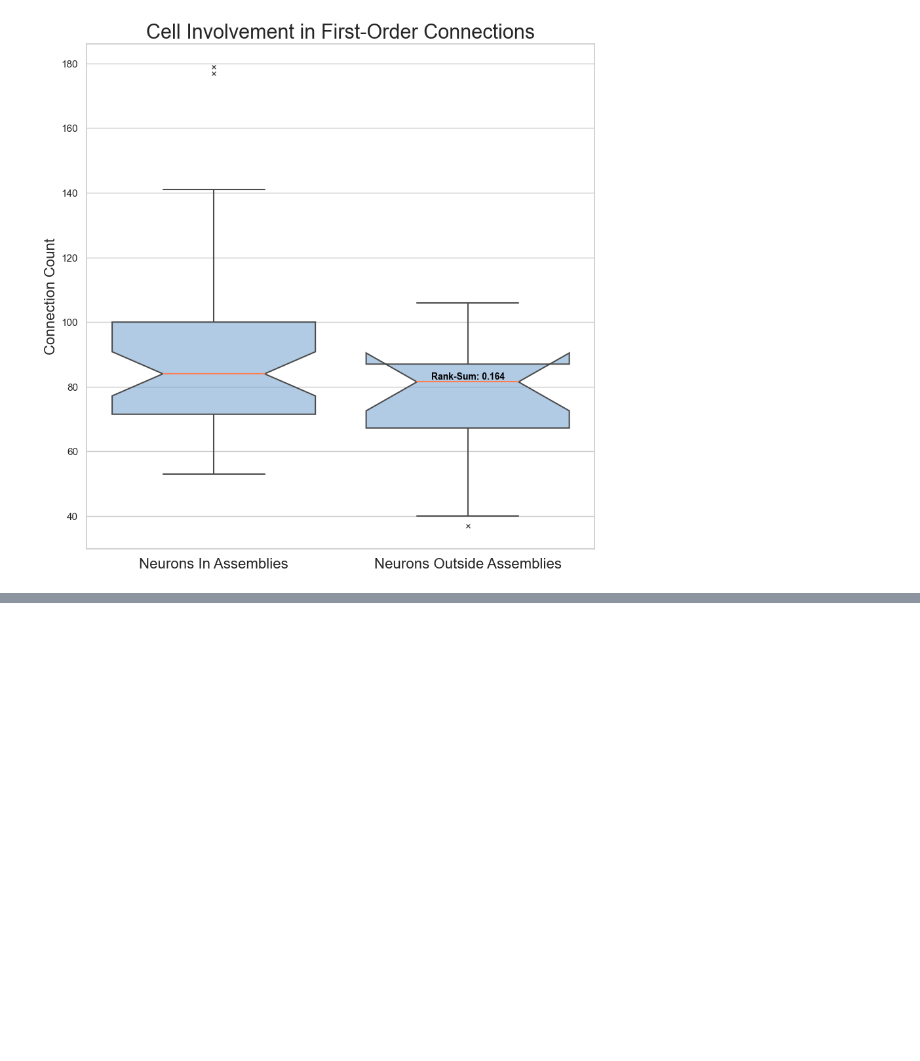
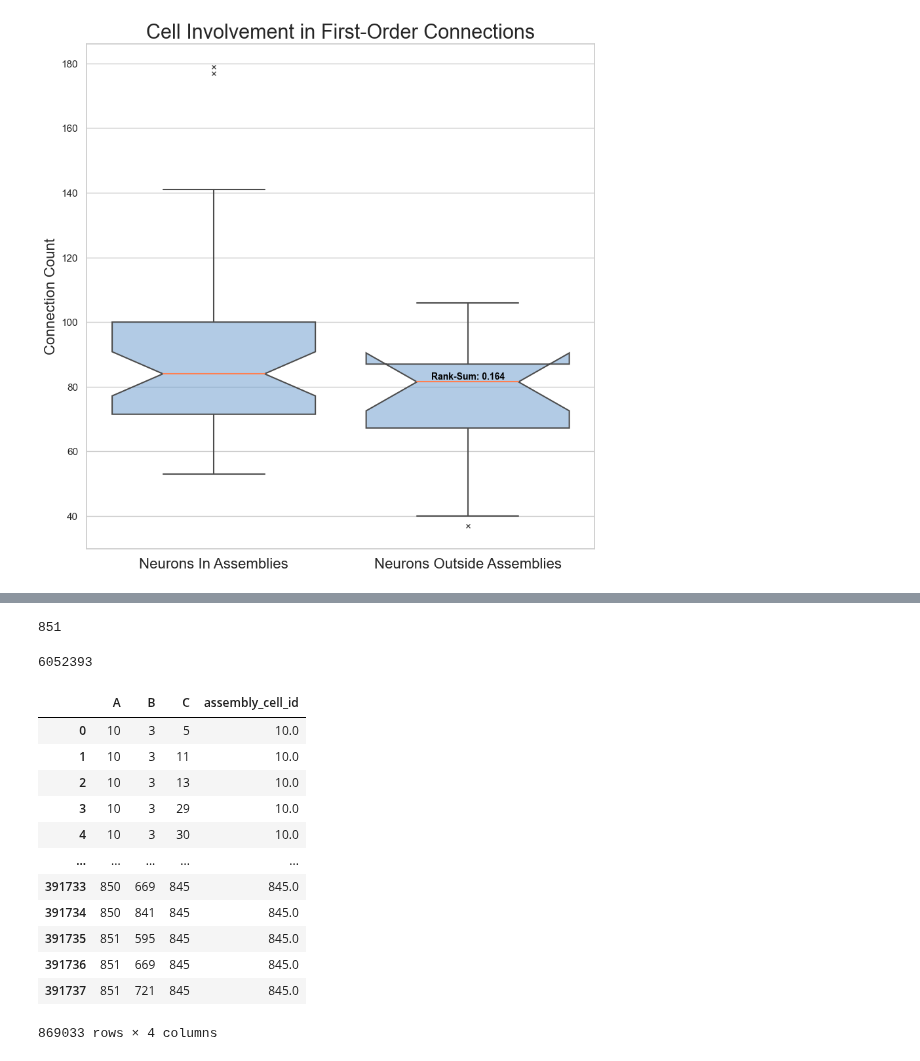
Before and after one commit to Jawagnercarena/Assembly_Organization, a Jupyter notebook: AssemblyPaperFigures/FigureCode/Figure5/Figure5.ipynb, the cells around one changed output, grey strips where cells are left out. Cells and saved outputs as stored; diff of their text form; code cells hidden in the pictures; blank space fills up the shorter version.

```diff
--- a/AssemblyPaperFigures/FigureCode/Figure5/Figure5.ipynb
+++ b/AssemblyPaperFigures/FigureCode/Figure5/Figure5.ipynb
@@ -1509,0 +399,67 @@ plt.show()
+# %%
+### Check that this is the most updated dot motif file
+three_chain_dot_motif_result = pd.read_pickle("./dot_motif_results/pyc_three_chain_results.pickle")
+
+max_idx = max([max(d.values()) for d in three_chain_dot_motif_result])
+max_idx
+# %% [output]
+851
+# %%
+def enumerate_chain_motifs(dot_motif_dict, A_by_coregistered, assemblies: bool):
+    # initialize dataframe
+    dot_motif_dict_df = pd.DataFrame(dot_motif_dict)
+
+    # initialize data frames for keeping track of chain motifs
+    chains_w_A = pd.DataFrame()
+    chains_w_B = pd.DataFrame()
+    chains_w_C = pd.DataFrame()
+
+    if assemblies:
+        connectome_ids = {id for assignment in A_by_coregistered if assignment != 'No A' for id in A_by_coregistered[assignment]}
+        connectome_ids = np.sort(list(connectome_ids))
+    else:
+        connectome_ids = A_by_coregistered['No A']
+
+    for connectome_id in connectome_ids:
+        # we check if the first or third position is an connectome_id assigned to an assembly
+        mask = dot_motif_dict_df['A'] == connectome_id
+        A = dot_motif_dict_df[mask]
+        chains_w_A = pd.concat([chains_w_A, A], ignore_index=True)
+
+        mask = dot_motif_dict_df['B'] == connectome_id
+        B = dot_motif_dict_df[mask]
+        chains_w_B = pd.concat([chains_w_B, B], ignore_index=True)
+
+        mask = dot_motif_dict_df['C'] == connectome_id
+        C = dot_motif_dict_df[mask]
+        chains_w_C = pd.concat([chains_w_C, C], ignore_index=True)
+
+    # keep track of assigned cell ids
+    chains_w_A['assembly_cell_id'] = chains_w_A['A']
+    # chains_w_B['assembly_cell_id'] = chains_w_B['B']
+    chains_w_C['assembly_cell_id'] = chains_w_C['C']
+
+    # combine all information to one data frame
+    all_motifs = pd.DataFrame(pd.concat([chains_w_A,chains_w_B,chains_w_C]))
+    return all_motifs
+# %%
+len(three_chain_dot_motif_result)
+# %% [output]
+6052393
+# %%
+assembly_motifs = enumerate_chain_motifs(three_chain_dot_motif_result, assemblies_by_coregistered, assemblies = True)
+assembly_motifs
+# %% [output]
+|  | A | B | C | assembly_cell_id |
+| 0 | 10 | 3 | 5 | 10.0 |
+| 1 | 10 | 3 | 11 | 10.0 |
+| 2 | 10 | 3 | 13 | 10.0 |
+| 3 | 10 | 3 | 29 | 10.0 |
+| 4 | 10 | 3 | 30 | 10.0 |
+| ... | ... | ... | ... | ... |
+| 391733 | 850 | 669 | 845 | 845.0 |
+| 391734 | 850 | 841 | 845 | 845.0 |
+| 391735 | 851 | 595 | 845 | 845.0 |
+| 391736 | 851 | 669 | 845 | 845.0 |
+| 391737 | 851 | 721 | 845 | 845.0 |
+869033 rows × 4 columns
```
Also changed, not shown: parts of 85 cells of this notebook, 8 other files.
